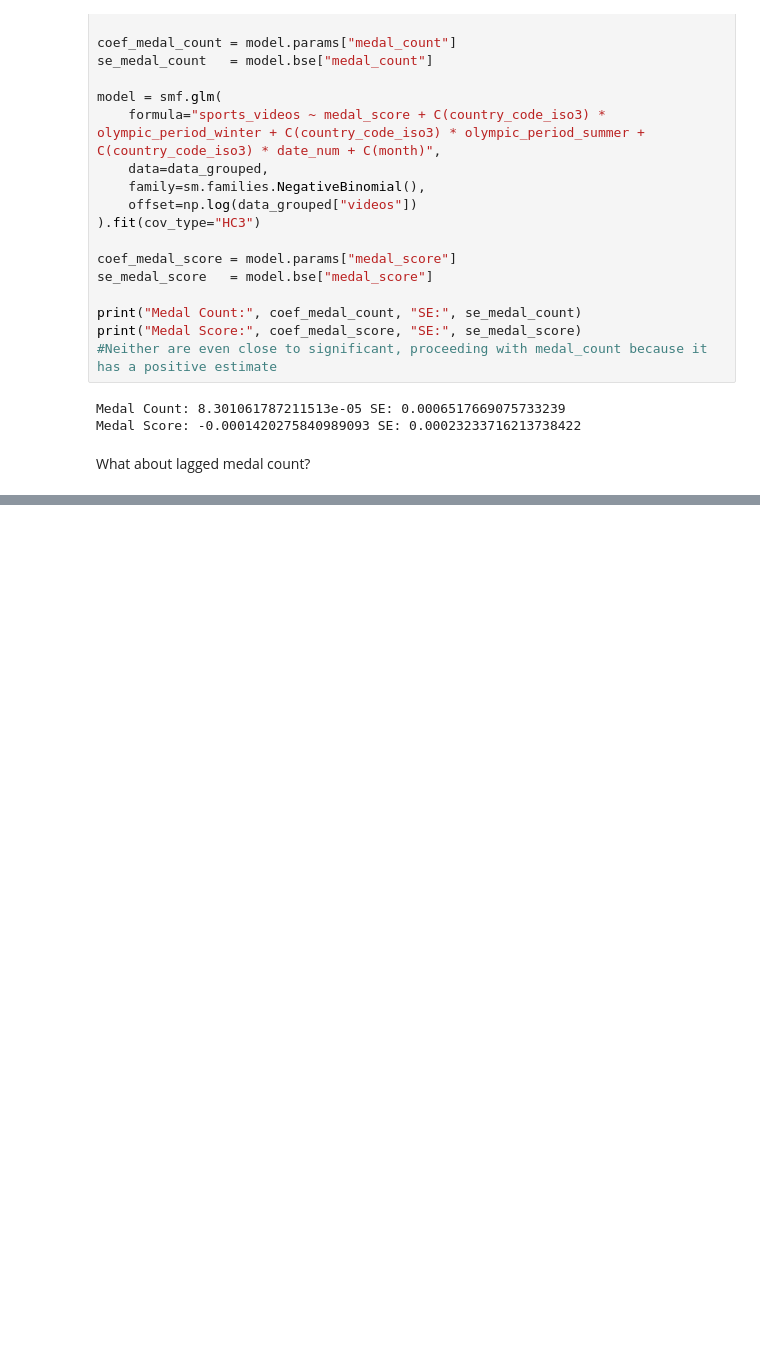
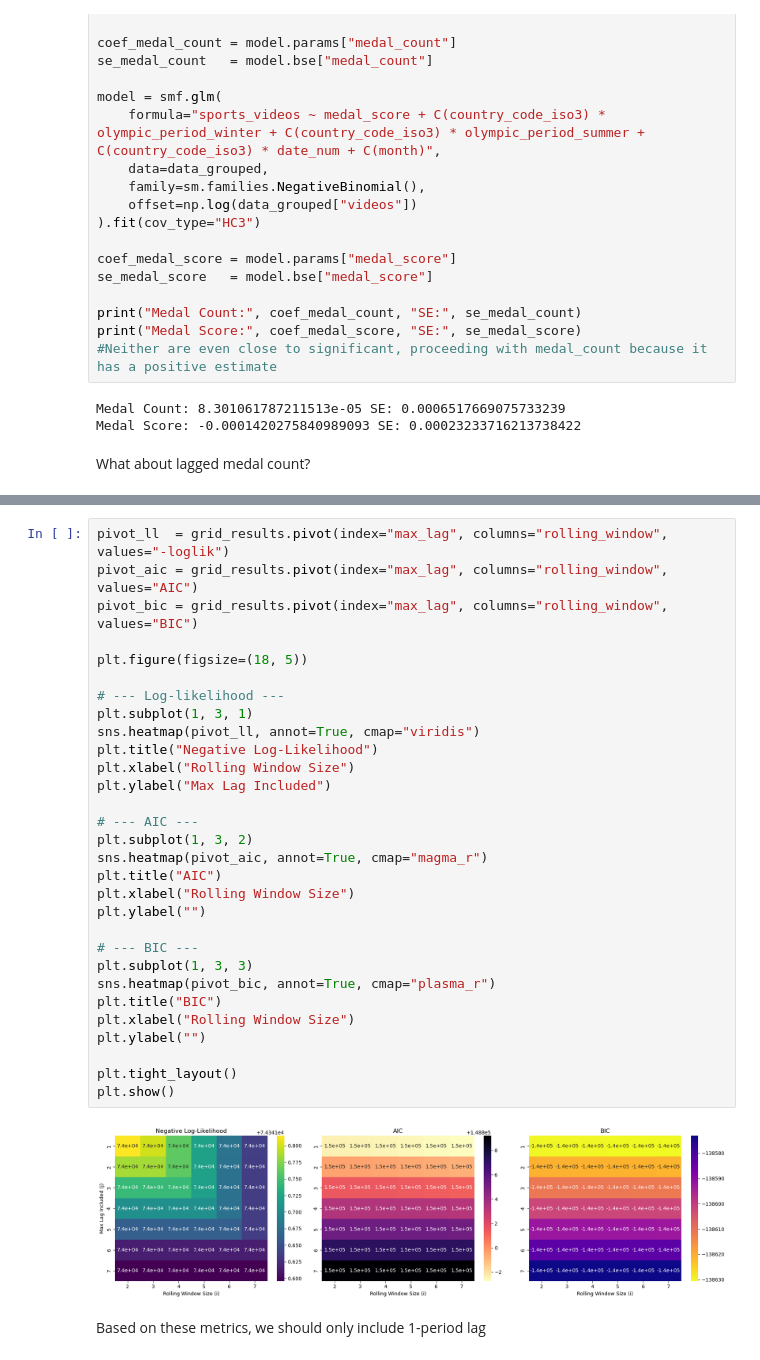
Before and after one commit to hirshalex/YouTubeOlympics, a Jupyter notebook: Analysis.ipynb, the cells around one changed output, grey strips where cells are left out. Cells and saved outputs as stored; diff of their text form; blank space fills up the shorter version.

Commit message:
Add gridsearch for lags and rolling sums on medal count

```diff
--- a/Analysis.ipynb
+++ b/Analysis.ipynb
@@ -400,0 +436,34 @@ C(country_code_iso3)[T.USA]:date_num               5.216e-05    1.4e-05      3.7
+# %%
+pivot_ll  = grid_results.pivot(index="max_lag", columns="rolling_window", values="-loglik")
+pivot_aic = grid_results.pivot(index="max_lag", columns="rolling_window", values="AIC")
+pivot_bic = grid_results.pivot(index="max_lag", columns="rolling_window", values="BIC")
+
+plt.figure(figsize=(18, 5))
+
+# --- Log-likelihood ---
+plt.subplot(1, 3, 1)
+sns.heatmap(pivot_ll, annot=True, cmap="viridis")
+plt.title("Negative Log-Likelihood")
+plt.xlabel("Rolling Window Size")
+plt.ylabel("Max Lag Included")
+
+# --- AIC ---
+plt.subplot(1, 3, 2)
+sns.heatmap(pivot_aic, annot=True, cmap="magma_r")
+plt.title("AIC")
+plt.xlabel("Rolling Window Size")
+plt.ylabel("")
+
+# --- BIC ---
+plt.subplot(1, 3, 3)
+sns.heatmap(pivot_bic, annot=True, cmap="plasma_r")
+plt.title("BIC")
+plt.xlabel("Rolling Window Size")
+plt.ylabel("")
+
+plt.tight_layout()
+plt.show()
+# %% [output]
+[figure, added]
+# %% [markdown]
+Based on these metrics, we should only include 1-period lag
```
Also changed, not shown: parts of 6 cells of this notebook.
